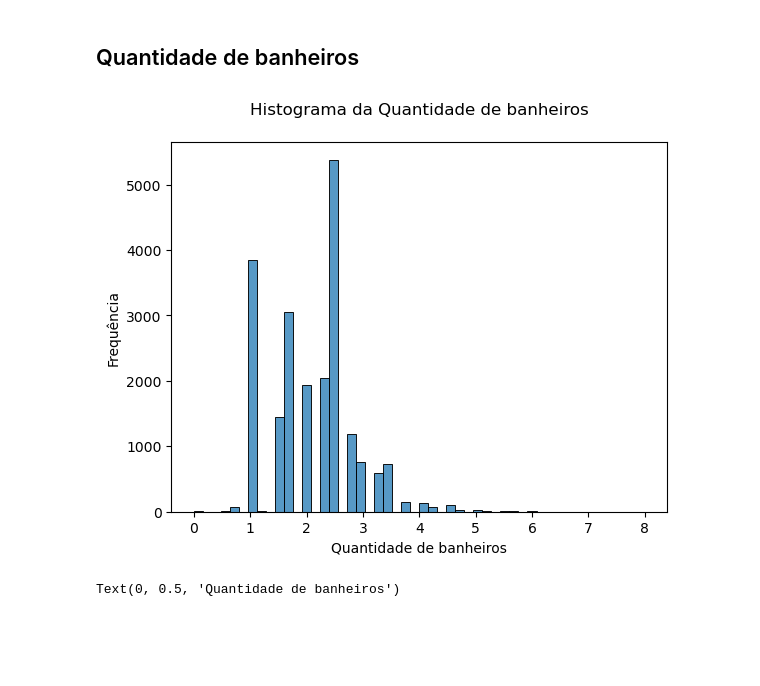
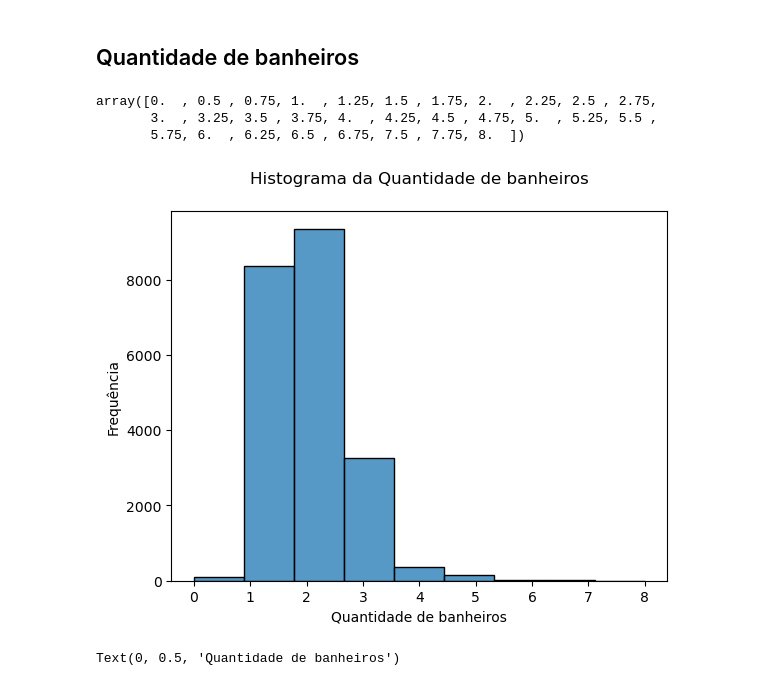
Before and after one commit to luanans/Bootcamp-WoMakersCode, a Jupyter notebook: Desafio Estatística/Challenge Correlação e Regressão.ipynb, the cells around one changed output. Saved outputs shown, nothing was run; the diff lists cells and outputs as text; code cells hidden in the pictures; blank space fills up the shorter version.

```diff
--- a/Desafio Estatística/Challenge Correlação e Regressão.ipynb
+++ b/Desafio Estatística/Challenge Correlação e Regressão.ipynb
@@ -258,14 +270,20 @@ plt.show()
 [figure]
 # %% [markdown]
 ## Quantidade de banheiros
+# %%
+df['bathrooms'].sort_values().unique()
+# %% [output]
+array([0.  , 0.5 , 0.75, 1.  , 1.25, 1.5 , 1.75, 2.  , 2.25, 2.5 , 2.75,
+       3.  , 3.25, 3.5 , 3.75, 4.  , 4.25, 4.5 , 4.75, 5.  , 5.25, 5.5 ,
+       5.75, 6.  , 6.25, 6.5 , 6.75, 7.5 , 7.75, 8.  ])
 # %%
-sns.histplot(df['bathrooms'], bins=50, stat='count')
+sns.histplot(df['bathrooms'],bins=round(max(df['bathrooms'])-min(df['bathrooms'])+1), stat='count')
 plt.title('Histograma da Quantidade de banheiros', pad=20)
 plt.xlabel('Quantidade de banheiros')
 plt.ylabel('Frequência')
 plt.show()
 # %% [output]
-[figure, old version]
+[figure, new version]
 # %%
 plt.figure(figsize=(8, 10))
 sns.boxplot(data=df['bathrooms'], orient='vertical')
```
Also changed, not shown: parts of 21 cells of this notebook.
